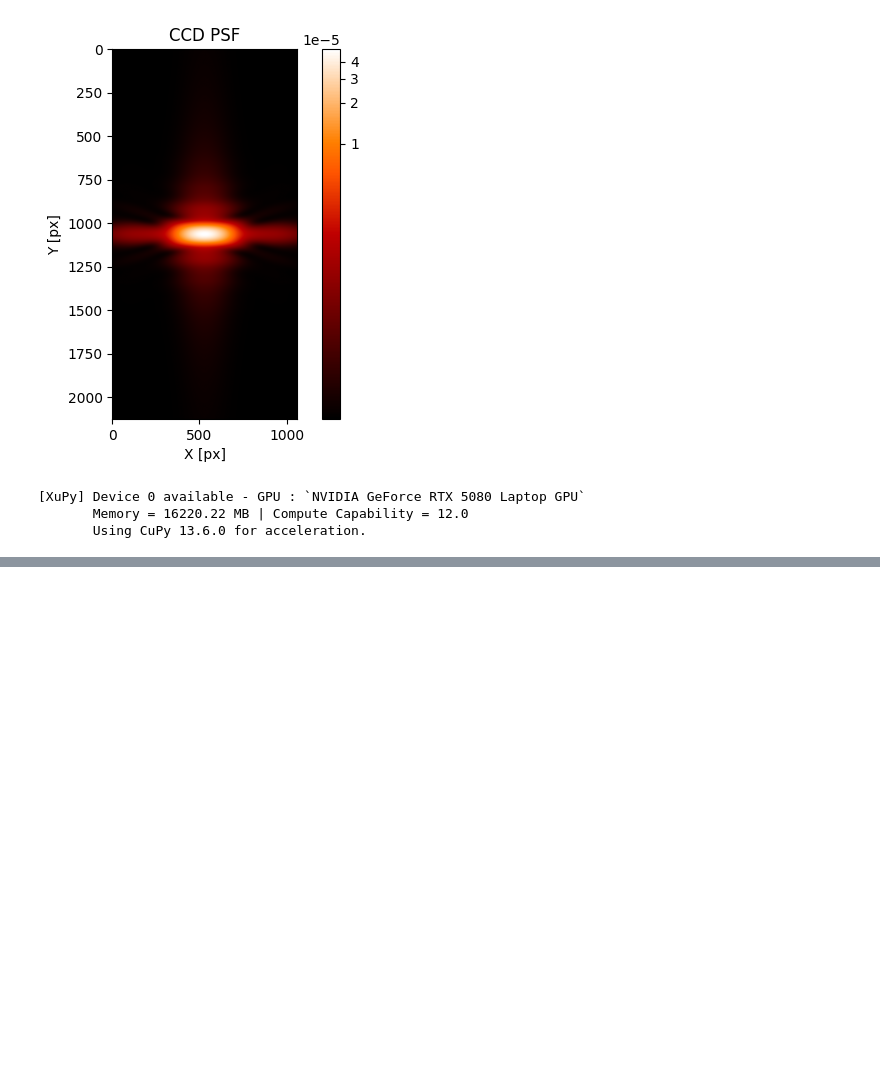
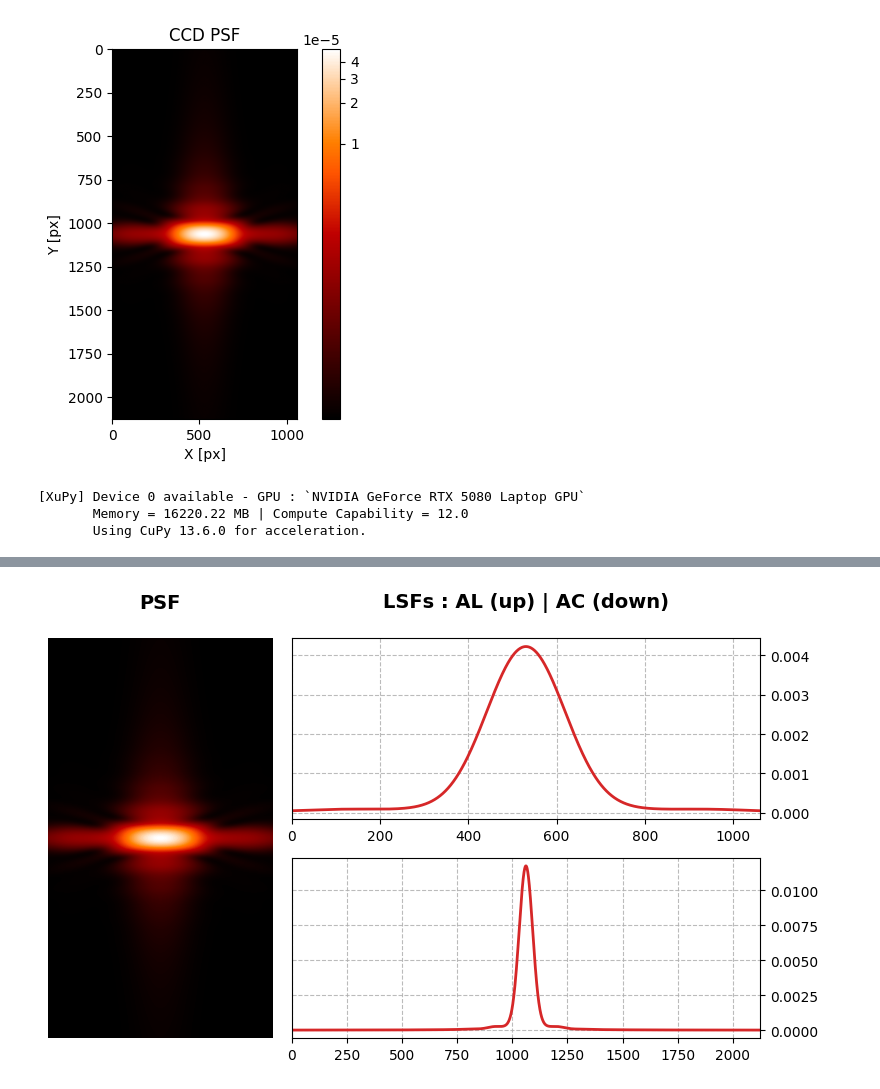
Before and after one commit to pietroferraiuolo/BINCAT, a Jupyter notebook: scripts/01-psf-simulation.ipynb, the cells around one changed output, grey strips where cells are left out. Saved outputs shown, nothing was run; the diff lists cells and outputs as text; code cells hidden in the pictures; blank space fills up the shorter version.

```diff
--- a/scripts/01-psf-simulation.ipynb
+++ b/scripts/01-psf-simulation.ipynb
@@ -103,3 +126,12 @@ main(5, 8, 250, 90)
 [XuPy] Device 0 available - GPU : `NVIDIA GeForce RTX 5080 Laptop GPU`
        Memory = 16220.22 MB | Compute Capability = 12.0
        Using CuPy 13.6.0 for acceleration.
+# %%
+import bincatsim as bs
+import astropy.units as u
+
+ccd = bs.instruments.CCD(
+    psf=bs.paths.PSF_DATA_PATH + '/1062x2124_gpsf_T.fits',
+    pixel_scale_x = 177*u.mas,
+    pixel_scale_y = 59*u.mas
+)
@@ -105,0 +147,4 @@ main(5, 8, 250, 90)
+# %%
+bs.display_psf(ccd.psf, mode='all')
+# %% [output]
+[figure, added]
```
Also changed, not shown: parts of 9 cells of this notebook, 12 other files.
